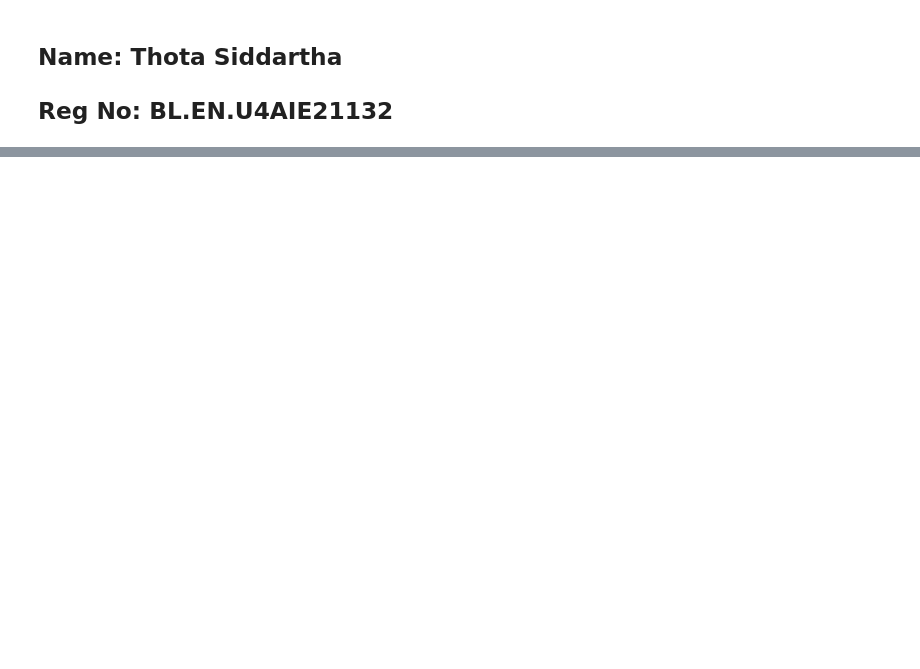
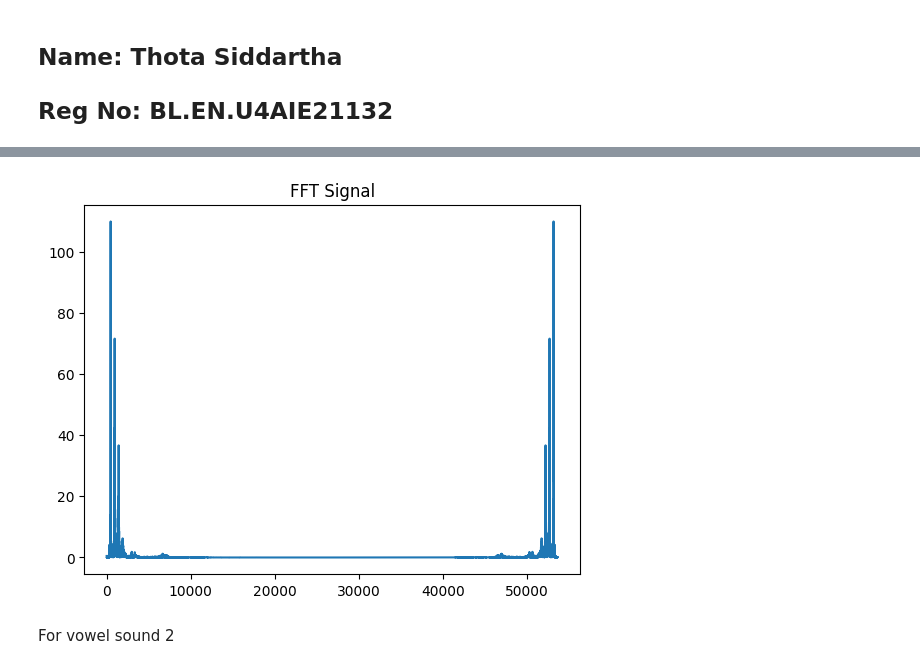
Before and after one commit to siddartha21132/AI-in-Speech-Processing, a Jupyter notebook: 21132_Lab_6.ipynb, the cells around one changed output, grey strips where cells are left out. Saved outputs shown, nothing was run; the diff lists cells and outputs as text; code cells hidden in the pictures; blank space fills up the shorter version.

```diff
--- a/21132_Lab_6.ipynb
+++ b/21132_Lab_6.ipynb
@@ -159,0 +34,9 @@ plt.show()
+# %%
+amp_vowel_a=np.abs(fft_vowel_a)
+plt.plot(amp_vowel_a)
+plt.title('FFT Signal')
+plt.show()
+# %% [output]
+[figure, added]
+# %% [markdown]
+For vowel sound 2
```
Also changed, not shown: parts of 36 cells of this notebook.
